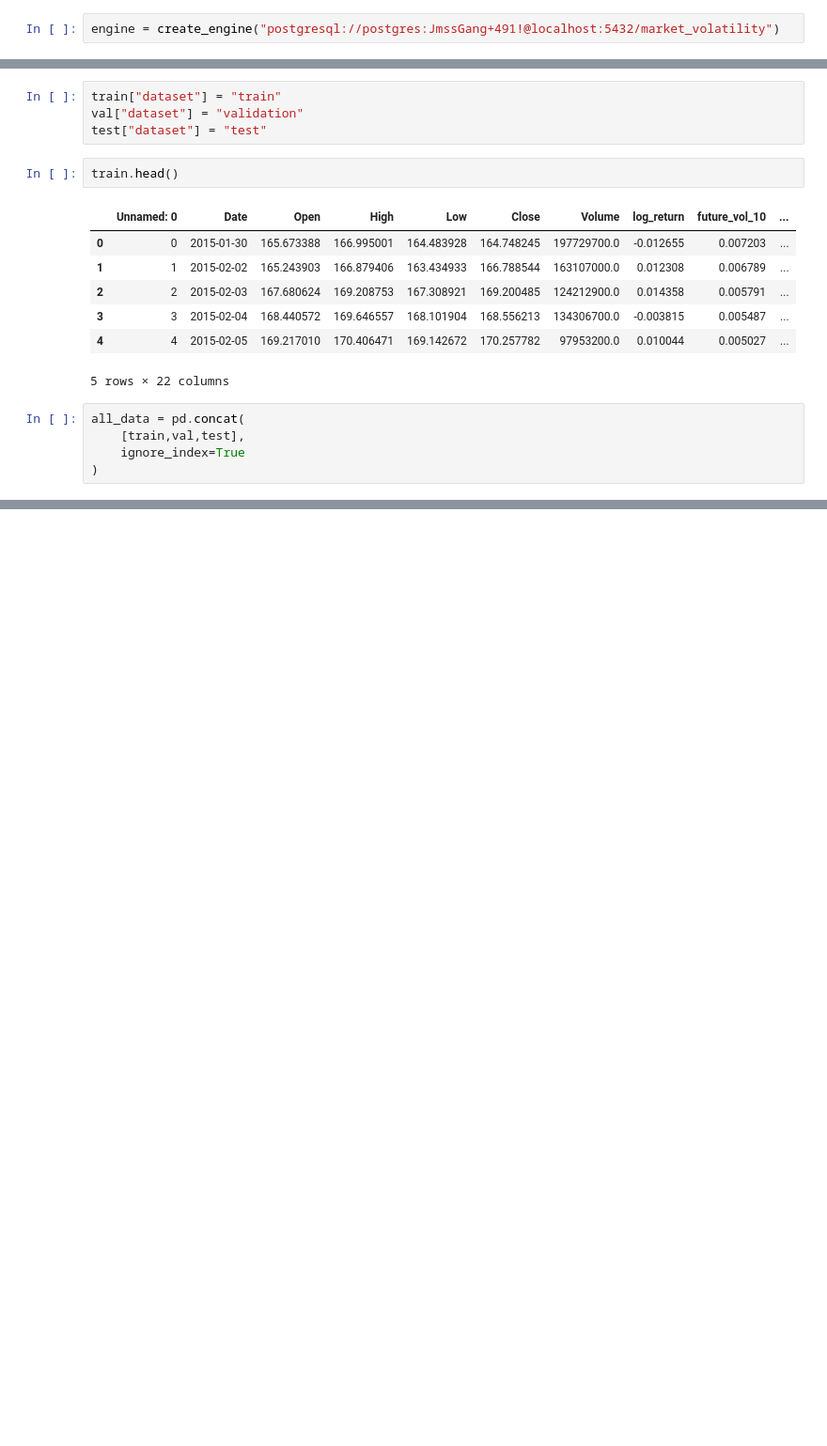
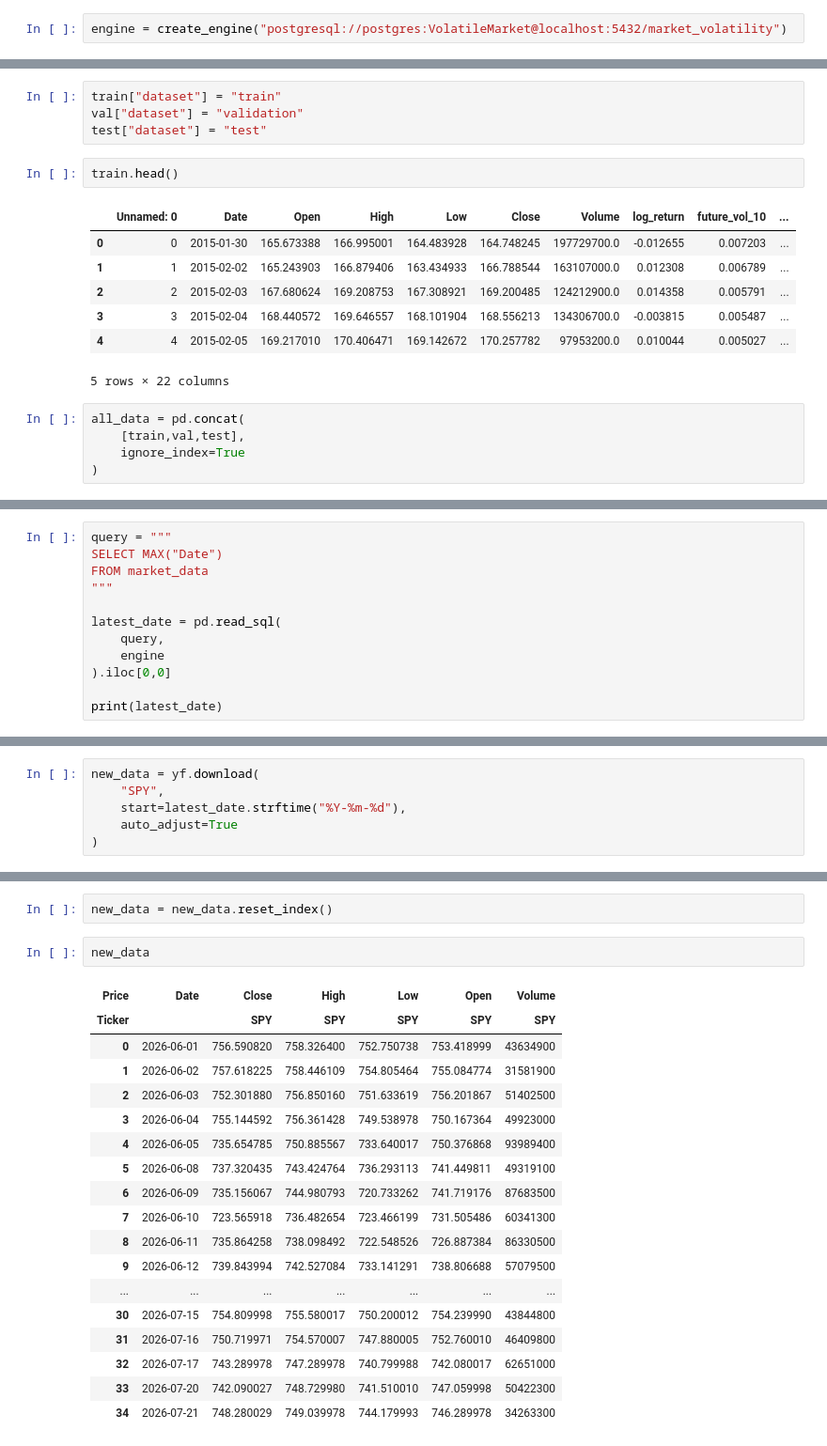
Before and after one commit to Noha-Jung3/Market-Volatility-Prediction, a Jupyter notebook: Notebooks/05_database.ipynb, the cells around one changed output, grey strips where cells are left out. Shown at 94% size. Cells and saved outputs as stored; diff of their text form; blank space fills up the shorter version.

```diff
--- a/Notebooks/05_database.ipynb
+++ b/Notebooks/05_database.ipynb
@@ -3,5 +4,5 @@ from sqlalchemy import create_engine
 # %%
-engine = create_engine("postgresql://postgres:JmssGang+491!@localhost:5432/market_volatility")
+engine = create_engine("postgresql://postgres:VolatileMarket@localhost:5432/market_volatility")
 # %%
 engine
 # %% [output]
@@ -102,0 +140,12 @@ all_data.to_sql(
+# %%
+query = """
+SELECT MAX("Date")
+FROM market_data
+"""
+
+latest_date = pd.read_sql(
+    query,
+    engine
+).iloc[0,0]
+
+print(latest_date)
@@ -102,0 +154,6 @@ all_data.to_sql(
+# %%
+new_data = yf.download(
+    "SPY",
+    start=latest_date.strftime("%Y-%m-%d"),
+    auto_adjust=True
+)
@@ -102,0 +173,23 @@ all_data.to_sql(
+# %%
+new_data = new_data.reset_index()
+# %%
+new_data
+# %% [output]
+| Price | Date | Close | High | Low | Open | Volume |
+| Ticker |  | SPY | SPY | SPY | SPY | SPY |
+| 0 | 2026-06-01 | 756.590820 | 758.326400 | 752.750738 | 753.418999 | 43634900 |
+| 1 | 2026-06-02 | 757.618225 | 758.446109 | 754.805464 | 755.084774 | 31581900 |
+| 2 | 2026-06-03 | 752.301880 | 756.850160 | 751.633619 | 756.201867 | 51402500 |
+| 3 | 2026-06-04 | 755.144592 | 756.361428 | 749.538978 | 750.167364 | 49923000 |
+| 4 | 2026-06-05 | 735.654785 | 750.885567 | 733.640017 | 750.376868 | 93989400 |
+| 5 | 2026-06-08 | 737.320435 | 743.424764 | 736.293113 | 741.449811 | 49319100 |
+| 6 | 2026-06-09 | 735.156067 | 744.980793 | 720.733262 | 741.719176 | 87683500 |
+| 7 | 2026-06-10 | 723.565918 | 736.482654 | 723.466199 | 731.505486 | 60341300 |
+| 8 | 2026-06-11 | 735.864258 | 738.098492 | 722.548526 | 726.887384 | 86330500 |
+| 9 | 2026-06-12 | 739.843994 | 742.527084 | 733.141291 | 738.806688 | 57079500 |
+| ... | ... | ... | ... | ... | ... | ... |
+| 30 | 2026-07-15 | 754.809998 | 755.580017 | 750.200012 | 754.239990 | 43844800 |
+| 31 | 2026-07-16 | 750.719971 | 754.570007 | 747.880005 | 752.760010 | 46409800 |
+| 32 | 2026-07-17 | 743.289978 | 747.289978 | 740.799988 | 742.080017 | 62651000 |
+| 33 | 2026-07-20 | 742.090027 | 748.729980 | 741.510010 | 747.059998 | 50422300 |
+| 34 | 2026-07-21 | 748.280029 | 749.039978 | 744.179993 | 746.289978 | 34263300 |
```
Also changed, not shown: parts of 16 cells of this notebook, 1 other file.
